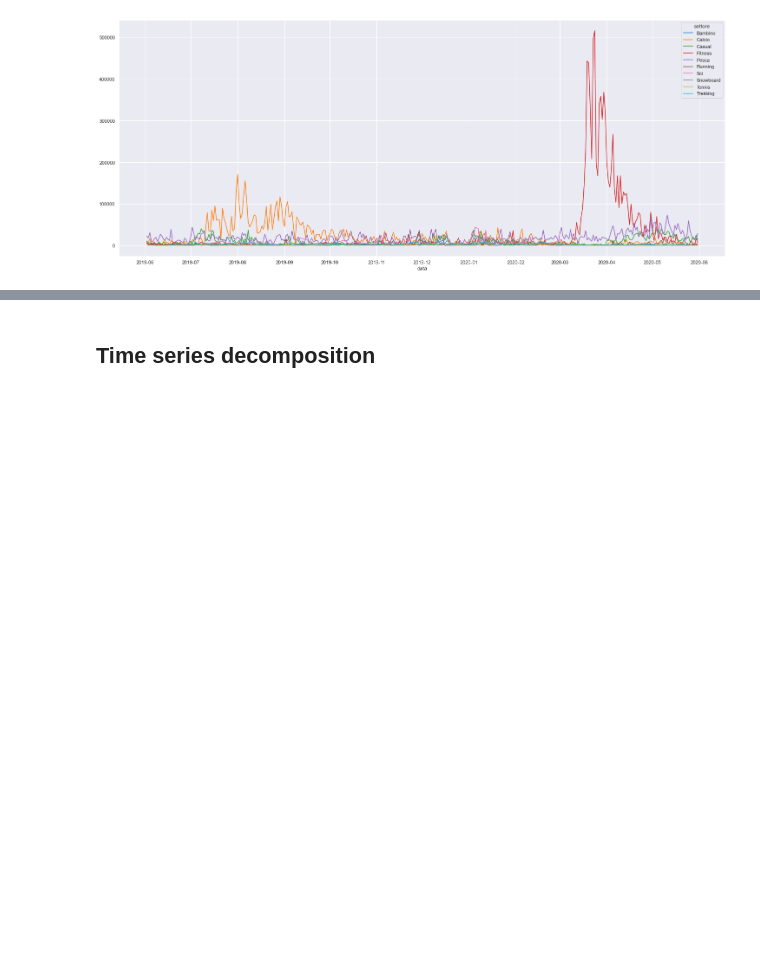
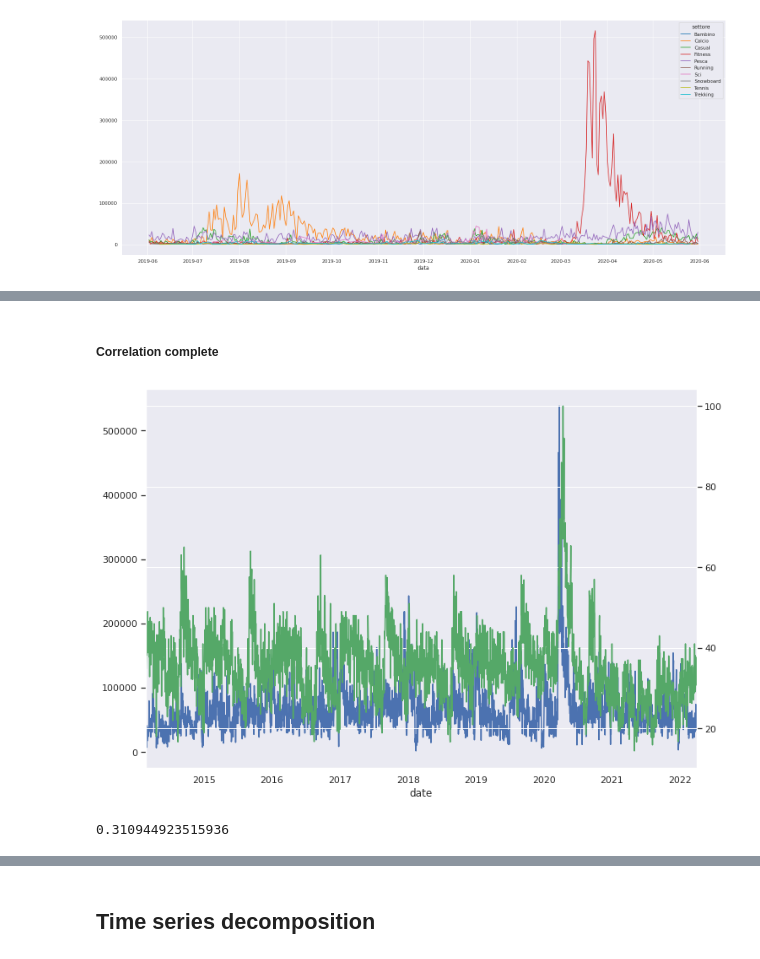
Before and after one commit to DragoneKTM/TimeSeriesProject, a Jupyter notebook: TimeSeriesProject.ipynb, the cells around one changed output, grey strips where cells are left out. Drawn from its saved outputs; the diff is of its cells as text; code cells hidden in the pictures; blank space fills up the shorter version.

Commit message:
Data integration and correlation study

```diff
--- a/TimeSeriesProject.ipynb
+++ b/TimeSeriesProject.ipynb
@@ -193,0 +320,16 @@ plot.set_yscale("log")
+# %%
+from pytrends.request import TrendReq
+from datetime import datetime
+
+df_trends = get_daily_data(word="Fitness",
+                 start_year=2014,
+                 start_mon=2,
+                 stop_year=2022,
+                 stop_mon=3,
+                 geo= 'IT',
+                 verbose = True)
+# %%
+df_trends.reset_index(inplace=True)
+df_trends = df_trends[df_trends["date"] >= "2014-02-21"]
+df_trends.set_index("date", inplace=True)
+df_trends
@@ -193,0 +351,15 @@ plot.set_yscale("log")
+# %% [markdown]
+##### Correlation complete
+# %%
+fig,ax = plt.subplots(figsize=(11.7, 8.27))
+df_sells_day_tmp.totale.plot(ax = ax, color = 'b')
+df_trends.Fitness.plot(ax = ax, secondary_y=True, color ='g')
+df_sells_day_tmp = df_sells_day.set_index("data")
+# %% [output]
+[figure, added]
+# %%
+from scipy.stats import pearsonr
+corr, _ = pearsonr(df_sells_day_tmp["totale"], df_trends["Fitness"])
+corr
+# %% [output]
+0.310944923515936
```
Also changed, not shown: parts of 36 cells of this notebook.
